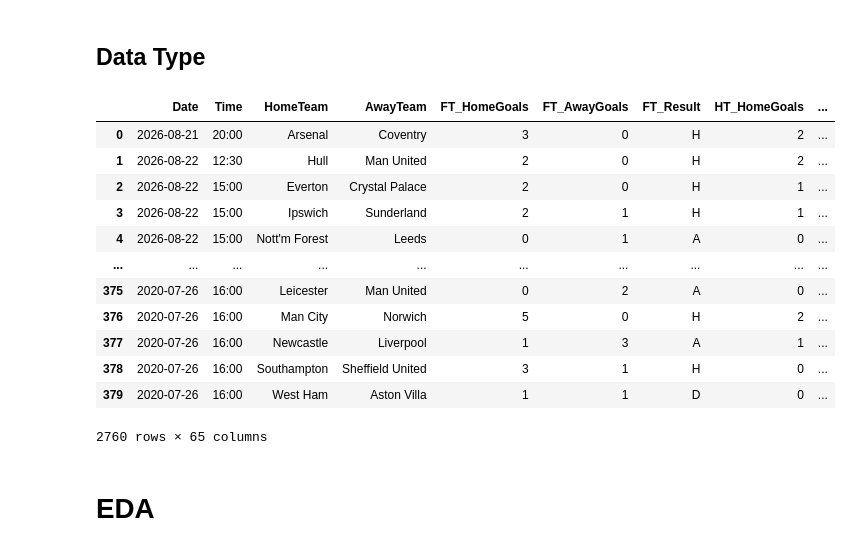
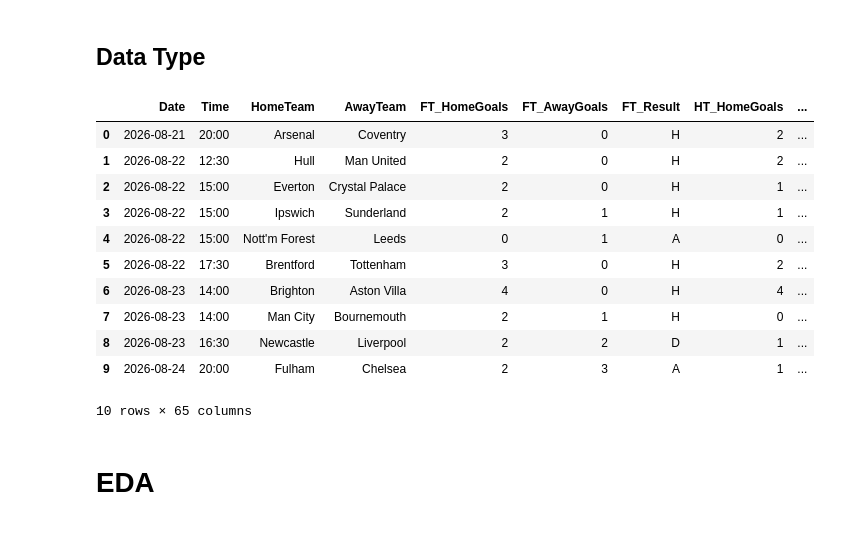
Before and after one commit to Cmay487/Premier_League_Match_Prediction, a Jupyter notebook: ApplyingProbabilityToFootball.ipynb, the cells around one changed output. Cells and saved outputs as stored; diff of their text form; code cells hidden in the pictures.

```diff
--- a/ApplyingProbabilityToFootball.ipynb
+++ b/ApplyingProbabilityToFootball.ipynb
@@ -432,21 +412,20 @@ def season_of_yr(x):
 # create feature
 df['SeasonOfYear'] = df['Month'].apply(season_of_yr)
 # %%
-df
+df.head(10)
 # %% [output]
 |  | Date | Time | HomeTeam | AwayTeam | FT_HomeGoals | FT_AwayGoals | FT_Result | HT_HomeGoals | ... |
 | 0 | 2026-08-21 | 20:00 | Arsenal | Coventry | 3 | 0 | H | 2 | ... |
 | 1 | 2026-08-22 | 12:30 | Hull | Man United | 2 | 0 | H | 2 | ... |
 | 2 | 2026-08-22 | 15:00 | Everton | Crystal Palace | 2 | 0 | H | 1 | ... |
 | 3 | 2026-08-22 | 15:00 | Ipswich | Sunderland | 2 | 1 | H | 1 | ... |
 | 4 | 2026-08-22 | 15:00 | Nott'm Forest | Leeds | 0 | 1 | A | 0 | ... |
-| ... | ... | ... | ... | ... | ... | ... | ... | ... | ... |
-| 375 | 2020-07-26 | 16:00 | Leicester | Man United | 0 | 2 | A | 0 | ... |
-| 376 | 2020-07-26 | 16:00 | Man City | Norwich | 5 | 0 | H | 2 | ... |
-| 377 | 2020-07-26 | 16:00 | Newcastle | Liverpool | 1 | 3 | A | 1 | ... |
-| 378 | 2020-07-26 | 16:00 | Southampton | Sheffield United | 3 | 1 | H | 0 | ... |
-| 379 | 2020-07-26 | 16:00 | West Ham | Aston Villa | 1 | 1 | D | 0 | ... |
+| 5 | 2026-08-22 | 17:30 | Brentford | Tottenham | 3 | 0 | H | 2 | ... |
+| 6 | 2026-08-23 | 14:00 | Brighton | Aston Villa | 4 | 0 | H | 4 | ... |
+| 7 | 2026-08-23 | 14:00 | Man City | Bournemouth | 2 | 1 | H | 0 | ... |
+| 8 | 2026-08-23 | 16:30 | Newcastle | Liverpool | 2 | 2 | D | 1 | ... |
+| 9 | 2026-08-24 | 20:00 | Fulham | Chelsea | 2 | 3 | A | 1 | ... |
-2760 rows × 65 columns
+10 rows × 65 columns
 # %% [markdown]
 # EDA
 # %% [markdown]
```
Also changed, not shown: parts of 9 cells of this notebook, 3 other files.
